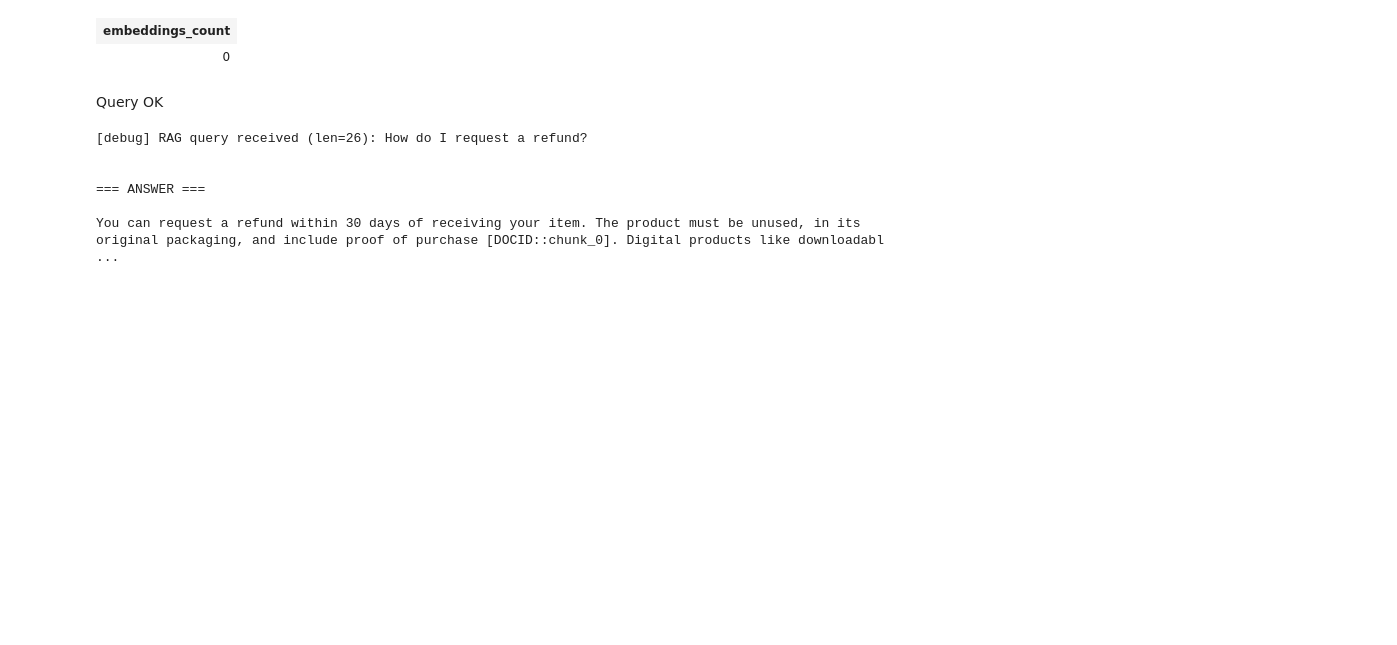
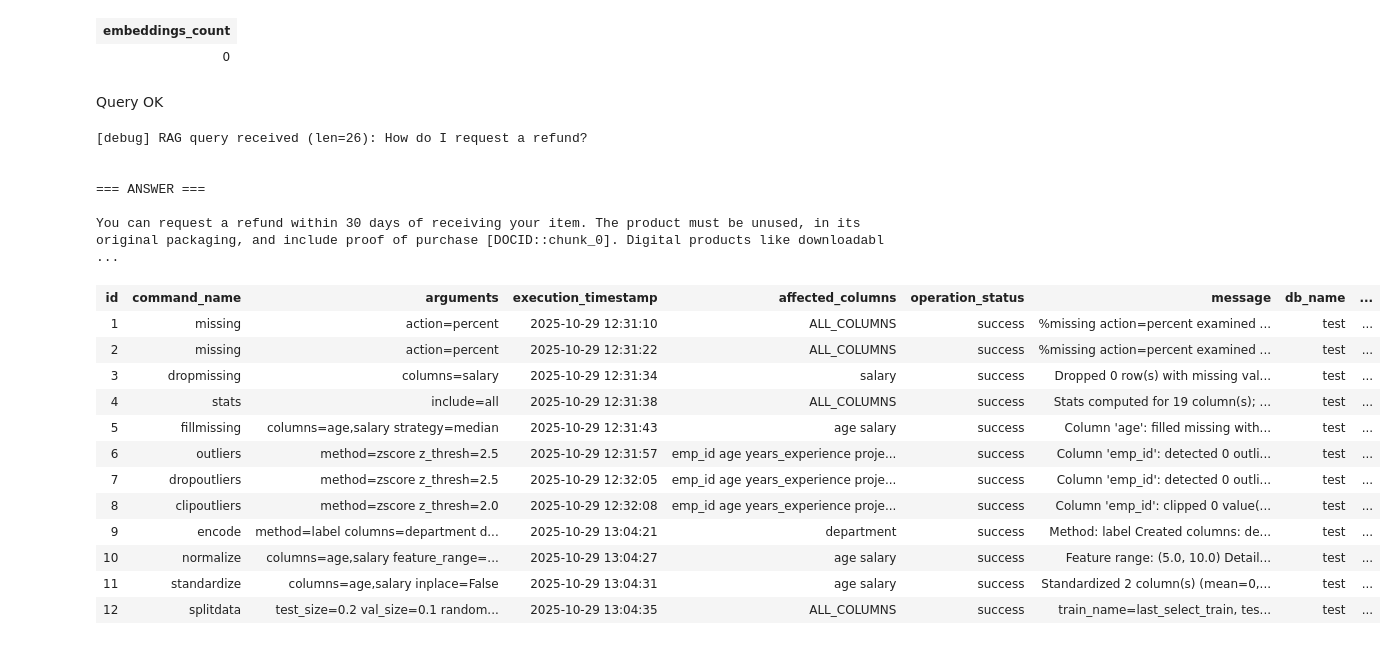
Before and after one commit to JainSneha6/mariadb_kernel, a Jupyter notebook: Untitled.ipynb, the cells around one changed output. Drawn from its saved outputs; the diff is of its cells as text; code cells hidden in the pictures; blank space fills up the shorter version.

```diff
--- a/Untitled.ipynb
+++ b/Untitled.ipynb
@@ -1006,3 +1022,19 @@ Query OK
 === ANSWER ===
 
 You can request a refund within 30 days of receiving your item. The product must be unused, in its original packaging, and include proof of purchase [DOCID::chunk_0]. Digital products like downloadabl ...
+# %%
+select * from magic_metadata;
+# %% [output]
+| id | command_name | arguments | execution_timestamp | affected_columns | operation_status | message | db_name | ... |
+| 1 | missing | action=percent | 2025-10-29 12:31:10 | ALL_COLUMNS | success | %missing action=percent examined ... | test | ... |
+| 2 | missing | action=percent | 2025-10-29 12:31:22 | ALL_COLUMNS | success | %missing action=percent examined ... | test | ... |
+| 3 | dropmissing | columns=salary | 2025-10-29 12:31:34 | salary | success | Dropped 0 row(s) with missing val... | test | ... |
+| 4 | stats | include=all | 2025-10-29 12:31:38 | ALL_COLUMNS | success | Stats computed for 19 column(s); ... | test | ... |
+| 5 | fillmissing | columns=age,salary strategy=median | 2025-10-29 12:31:43 | age salary | success | Column 'age': filled missing with... | test | ... |
+| 6 | outliers | method=zscore z_thresh=2.5 | 2025-10-29 12:31:57 | emp_id age years_experience proje... | success | Column 'emp_id': detected 0 outli... | test | ... |
+| 7 | dropoutliers | method=zscore z_thresh=2.5 | 2025-10-29 12:32:05 | emp_id age years_experience proje... | success | Column 'emp_id': detected 0 outli... | test | ... |
+| 8 | clipoutliers | method=zscore z_thresh=2.0 | 2025-10-29 12:32:08 | emp_id age years_experience proje... | success | Column 'emp_id': clipped 0 value(... | test | ... |
+| 9 | encode | method=label columns=department d... | 2025-10-29 13:04:21 | department | success | Method: label Created columns: de... | test | ... |
+| 10 | normalize | columns=age,salary feature_range=... | 2025-10-29 13:04:27 | age salary | success | Feature range: (5.0, 10.0) Detail... | test | ... |
+| 11 | standardize | columns=age,salary inplace=False | 2025-10-29 13:04:31 | age salary | success | Standardized 2 column(s) (mean=0,... | test | ... |
+| 12 | splitdata | test_size=0.2 val_size=0.1 random... | 2025-10-29 13:04:35 | ALL_COLUMNS | success | train_name=last_select_train, tes... | test | ... |
```
Also changed, not shown: parts of 3 cells of this notebook, 4 other files.
